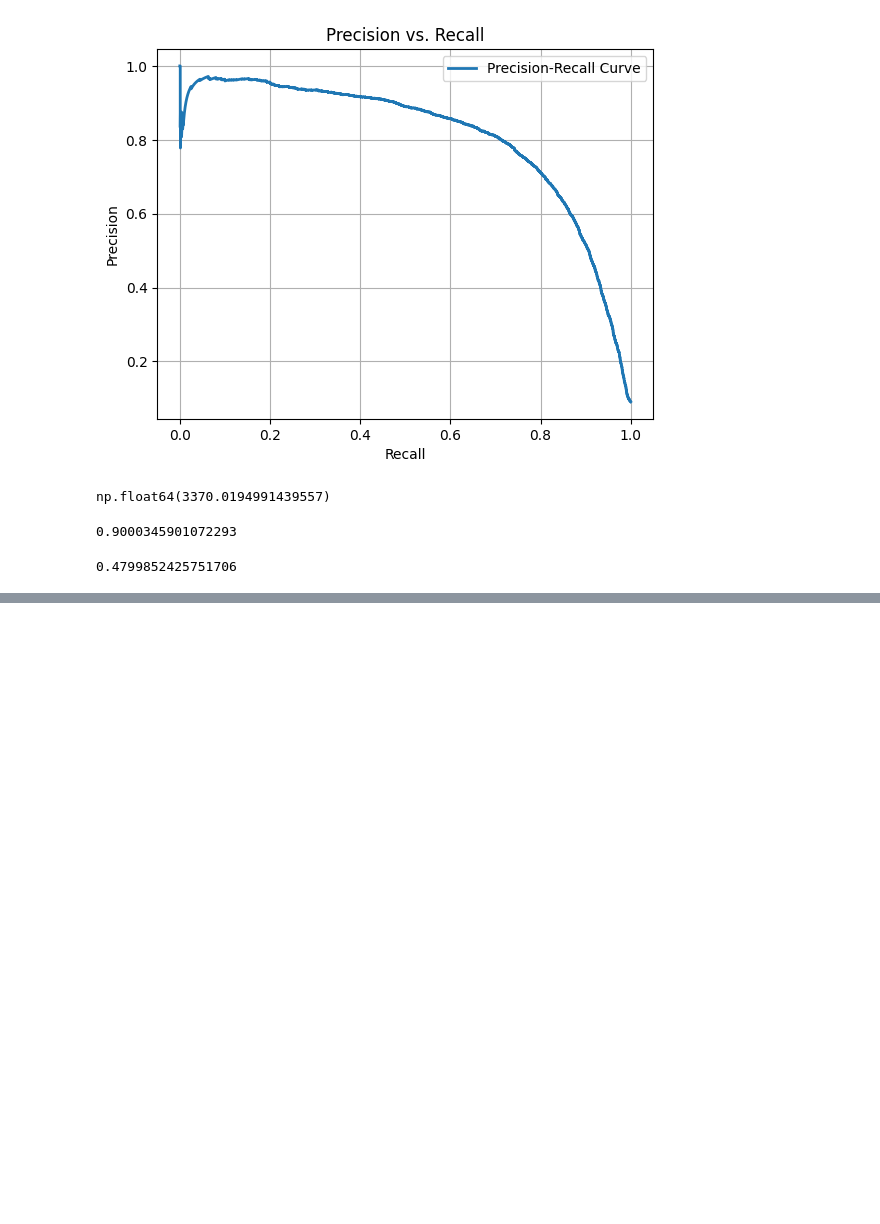
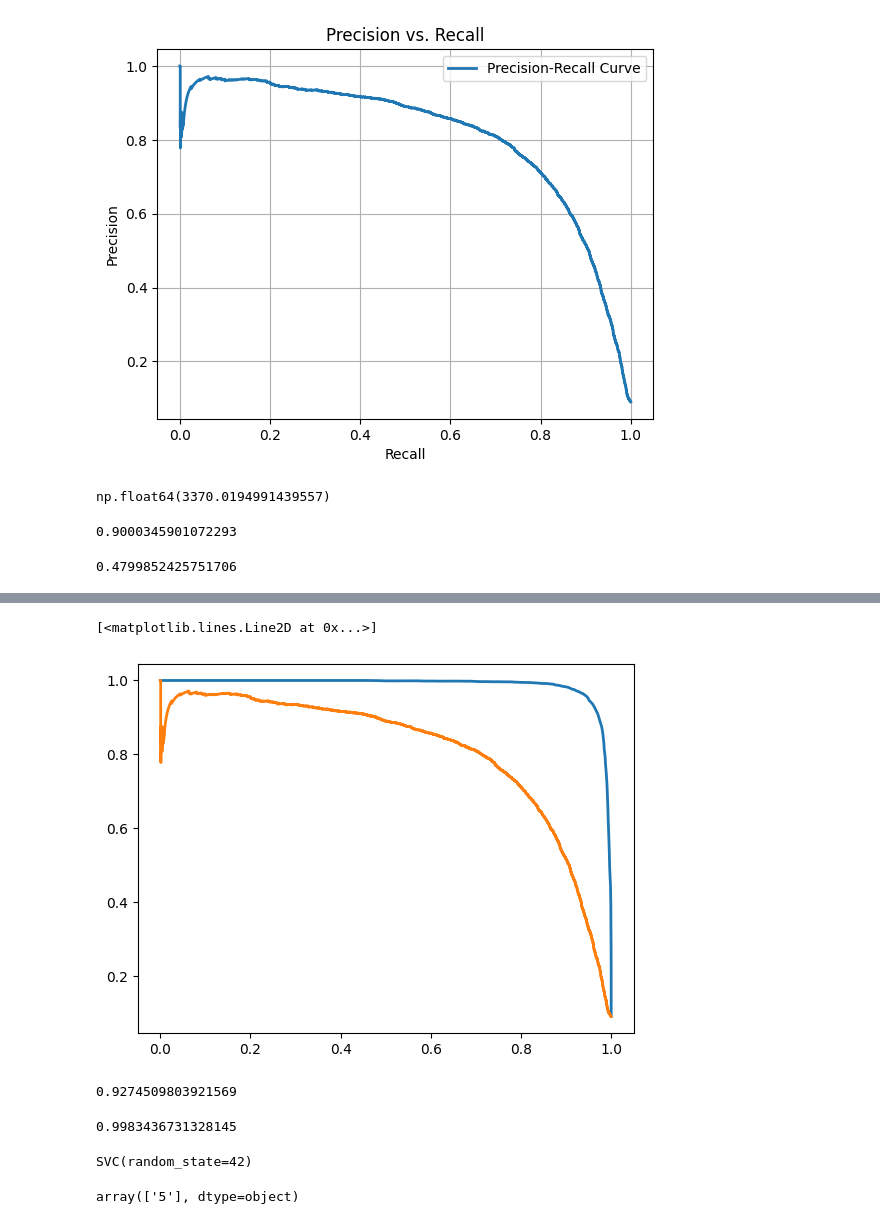
Before and after one commit to Farhan-ux/ml-lab, a Jupyter notebook: 07_mnist/mnist.ipynb, the cells around one changed output, grey strips where cells are left out. Cells and saved outputs as stored; diff of their text form; code cells hidden in the pictures; blank space fills up the shorter version.

```diff
--- a/07_mnist/mnist.ipynb
+++ b/07_mnist/mnist.ipynb
@@ -123,0 +162,18 @@ fpr, tpr, roc_thresholds = roc_curve(y_train_5, y_scores)
+# %%
+y_scores_forest = y_probas_forest[:, 1]
+precision_forest, recall_forest, thresholds_forest = precision_recall_curve(y_train_5, y_scores_forest)
+plt.plot(recall_forest, precision_forest, linewidth=2, label="Random Forest")
+plt.plot(recalls, precisions, linewidth=2, label="SGD")
+# %% [output]
+[<matplotlib.lines.Line2D at 0x...>]
+[figure, added]
+# %%
+from sklearn.metrics import f1_score
+y_train_pred_forest = y_probas_forest[:, 1] >= 0.5
+f1_score(y_train_5, y_train_pred_forest)
+# %% [output]
+0.9274509803921569
+# %%
+roc_auc_score(y_train_5, y_scores_forest)
+# %% [output]
+0.9983436731328145
@@ -123,0 +183,8 @@ fpr, tpr, roc_thresholds = roc_curve(y_train_5, y_scores)
+# %%
+svm_clf.fit(X_train[:2000],y_train[:2000])
+# %% [output]
+SVC(random_state=42)
+# %%
+svm_clf.predict([some_digit])
+# %% [output]
+array(['5'], dtype=object)
```
Also changed, not shown: parts of 33 cells of this notebook.
